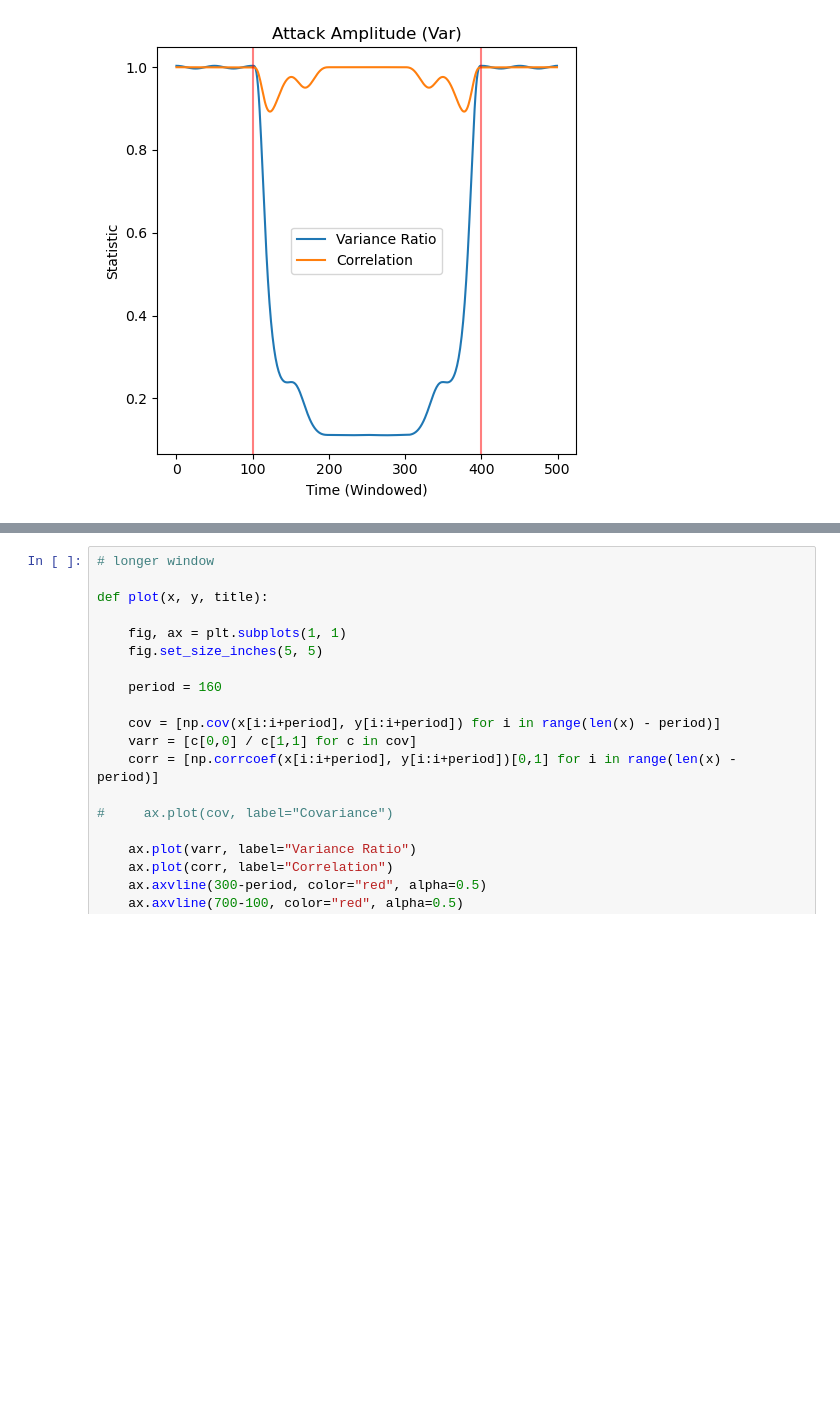
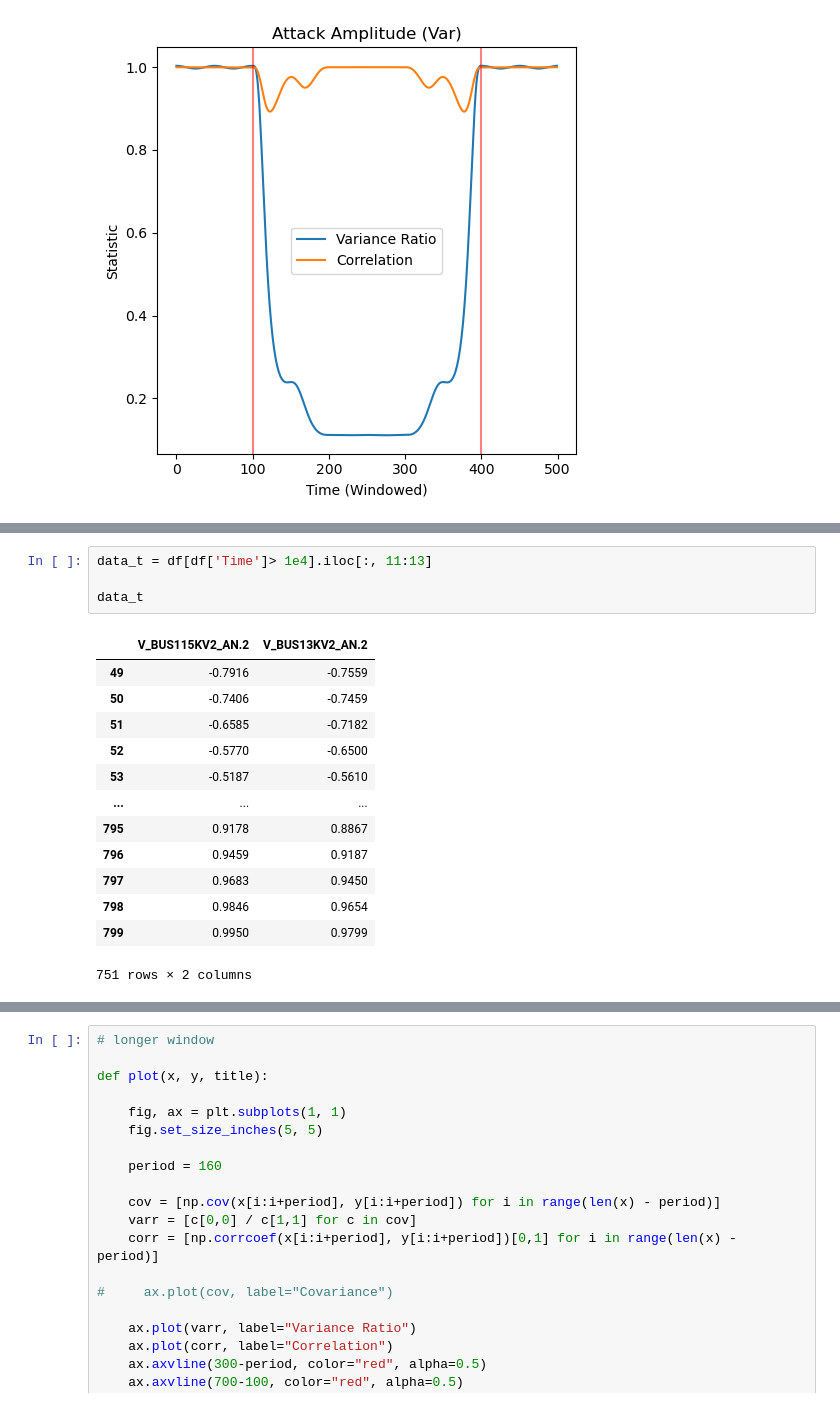
Before and after one commit to nano2547/PS-Research, a Jupyter notebook: AL012CorrCovTesting.ipynb, the cells around one changed output, grey strips where cells are left out. Drawn from its saved outputs; the diff is of its cells as text; blank space fills up the shorter version.

```diff
--- a/AL012CorrCovTesting.ipynb
+++ b/AL012CorrCovTesting.ipynb
@@ -240,0 +280,18 @@ plot(x, y, titles[-1])
+# %%
+data_t = df[df['Time']> 1e4].iloc[:, 11:13]
+
+data_t
+# %% [output]
+|  | V_BUS115KV2_AN.2 | V_BUS13KV2_AN.2 |
+| 49 | -0.7916 | -0.7559 |
+| 50 | -0.7406 | -0.7459 |
+| 51 | -0.6585 | -0.7182 |
+| 52 | -0.5770 | -0.6500 |
+| 53 | -0.5187 | -0.5610 |
+| ... | ... | ... |
+| 795 | 0.9178 | 0.8867 |
+| 796 | 0.9459 | 0.9187 |
+| 797 | 0.9683 | 0.9450 |
+| 798 | 0.9846 | 0.9654 |
+| 799 | 0.9950 | 0.9799 |
+751 rows × 2 columns
```
Also changed, not shown: parts of 5 cells of this notebook.
